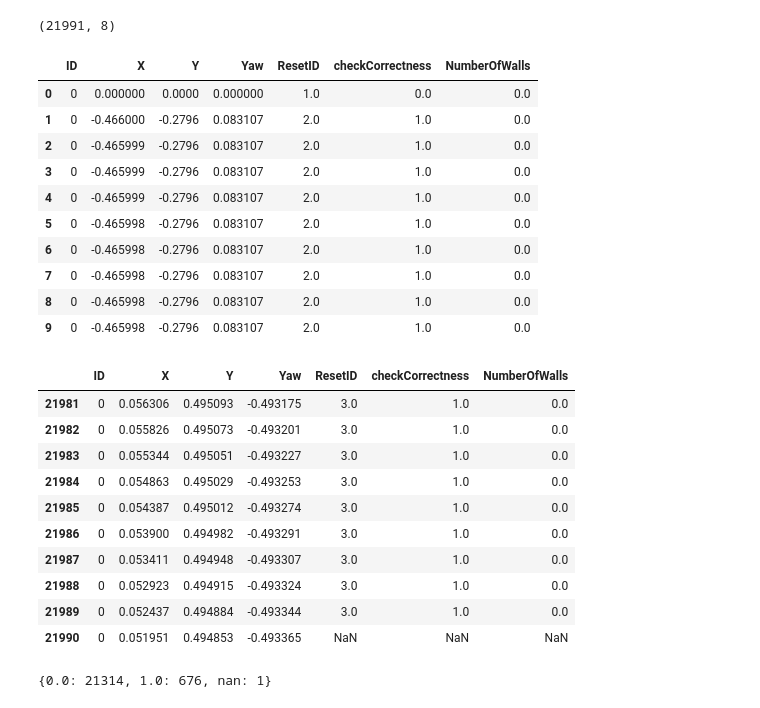
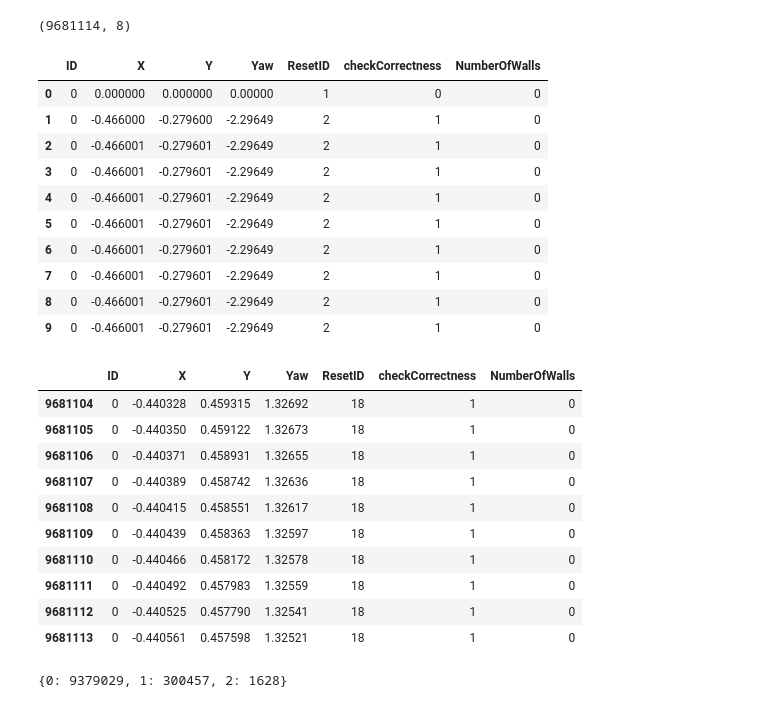
Before and after one commit to alexandroid000/self-assembly, a Jupyter notebook: dataAnalysis/develop/August_10_JW_Verification.ipynb, the cells around one changed output. Cells and saved outputs as stored; diff of their text form; code cells hidden in the pictures.

```diff
--- a/dataAnalysis/develop/August_10_JW_Verification.ipynb
+++ b/dataAnalysis/develop/August_10_JW_Verification.ipynb
@@ -14,43 +14,43 @@ fig_prefix = "../figures/2018-07-22-jw-weaselball-starting_location_"
 data_prefix = "../data/2018-07-22-jw-weaselball-starting_location_"
 # %%
 FLOAT_ERROR_TOLERANCE = 0.00000000001 #See IEEE 754 for why a floating point is never perfect
-df_strings = ['../data/08-10-2018_09-24-59.csv']
+df_strings = ['../data/08-11-2018_17-59-32.csv']
 frames = []
 for csv in df_strings:
     temp = pd.read_csv(csv,index_col=False )
     frames.append(temp)
 df = pd.concat(frames,ignore_index=True)
 print(df.shape)
 df = df.drop(columns=['Time'])
 df = df.apply(pd.to_numeric)
 df.head(10)
 # %% [output]
-(21991, 8)
+(9681114, 8)
 |  | ID | X | Y | Yaw | ResetID | checkCorrectness | NumberOfWalls |
-| 0 | 0 | 0.000000 | 0.0000 | 0.000000 | 1.0 | 0.0 | 0.0 |
-| 1 | 0 | -0.466000 | -0.2796 | 0.083107 | 2.0 | 1.0 | 0.0 |
-| 2 | 0 | -0.465999 | -0.2796 | 0.083107 | 2.0 | 1.0 | 0.0 |
-| 3 | 0 | -0.465999 | -0.2796 | 0.083107 | 2.0 | 1.0 | 0.0 |
-| 4 | 0 | -0.465999 | -0.2796 | 0.083107 | 2.0 | 1.0 | 0.0 |
-| 5 | 0 | -0.465998 | -0.2796 | 0.083107 | 2.0 | 1.0 | 0.0 |
-| 6 | 0 | -0.465998 | -0.2796 | 0.083107 | 2.0 | 1.0 | 0.0 |
-| 7 | 0 | -0.465998 | -0.2796 | 0.083107 | 2.0 | 1.0 | 0.0 |
-| 8 | 0 | -0.465998 | -0.2796 | 0.083107 | 2.0 | 1.0 | 0.0 |
-| 9 | 0 | -0.465998 | -0.2796 | 0.083107 | 2.0 | 1.0 | 0.0 |
+| 0 | 0 | 0.000000 | 0.000000 | 0.00000 | 1 | 0 | 0 |
+| 1 | 0 | -0.466000 | -0.279600 | -2.29649 | 2 | 1 | 0 |
+| 2 | 0 | -0.466001 | -0.279601 | -2.29649 | 2 | 1 | 0 |
+| 3 | 0 | -0.466001 | -0.279601 | -2.29649 | 2 | 1 | 0 |
+| 4 | 0 | -0.466001 | -0.279601 | -2.29649 | 2 | 1 | 0 |
+| 5 | 0 | -0.466001 | -0.279601 | -2.29649 | 2 | 1 | 0 |
+| 6 | 0 | -0.466001 | -0.279601 | -2.29649 | 2 | 1 | 0 |
+| 7 | 0 | -0.466001 | -0.279601 | -2.29649 | 2 | 1 | 0 |
+| 8 | 0 | -0.466001 | -0.279601 | -2.29649 | 2 | 1 | 0 |
+| 9 | 0 | -0.466001 | -0.279601 | -2.29649 | 2 | 1 | 0 |
 # %%
 df.tail(10)
 # %% [output]
 |  | ID | X | Y | Yaw | ResetID | checkCorrectness | NumberOfWalls |
-| 21981 | 0 | 0.056306 | 0.495093 | -0.493175 | 3.0 | 1.0 | 0.0 |
-| 21982 | 0 | 0.055826 | 0.495073 | -0.493201 | 3.0 | 1.0 | 0.0 |
-| 21983 | 0 | 0.055344 | 0.495051 | -0.493227 | 3.0 | 1.0 | 0.0 |
-| 21984 | 0 | 0.054863 | 0.495029 | -0.493253 | 3.0 | 1.0 | 0.0 |
-| 21985 | 0 | 0.054387 | 0.495012 | -0.493274 | 3.0 | 1.0 | 0.0 |
-| 21986 | 0 | 0.053900 | 0.494982 | -0.493291 | 3.0 | 1.0 | 0.0 |
-| 21987 | 0 | 0.053411 | 0.494948 | -0.493307 | 3.0 | 1.0 | 0.0 |
-| 21988 | 0 | 0.052923 | 0.494915 | -0.493324 | 3.0 | 1.0 | 0.0 |
-| 21989 | 0 | 0.052437 | 0.494884 | -0.493344 | 3.0 | 1.0 | 0.0 |
-| 21990 | 0 | 0.051951 | 0.494853 | -0.493365 | NaN | NaN | NaN |
+| 9681104 | 0 | -0.440328 | 0.459315 | 1.32692 | 18 | 1 | 0 |
+| 9681105 | 0 | -0.440350 | 0.459122 | 1.32673 | 18 | 1 | 0 |
+| 9681106 | 0 | -0.440371 | 0.458931 | 1.32655 | 18 | 1 | 0 |
+| 9681107 | 0 | -0.440389 | 0.458742 | 1.32636 | 18 | 1 | 0 |
+| 9681108 | 0 | -0.440415 | 0.458551 | 1.32617 | 18 | 1 | 0 |
+| 9681109 | 0 | -0.440439 | 0.458363 | 1.32597 | 18 | 1 | 0 |
+| 9681110 | 0 | -0.440466 | 0.458172 | 1.32578 | 18 | 1 | 0 |
+| 9681111 | 0 | -0.440492 | 0.457983 | 1.32559 | 18 | 1 | 0 |
+| 9681112 | 0 | -0.440525 | 0.457790 | 1.32541 | 18 | 1 | 0 |
+| 9681113 | 0 | -0.440561 | 0.457598 | 1.32521 | 18 | 1 | 0 |
 # %%
 #Verify that the balls hit the wall at least once
 walls_column = df['NumberOfWalls']
@@ -62,4 +62,4 @@ for i in walls_column:
         walls[i] = 1
 walls
 # %% [output]
-{0.0: 21314, 1.0: 676, nan: 1}
+{0: 9379029, 1: 300457, 2: 1628}
```
Also changed, not shown: 5 other files.
